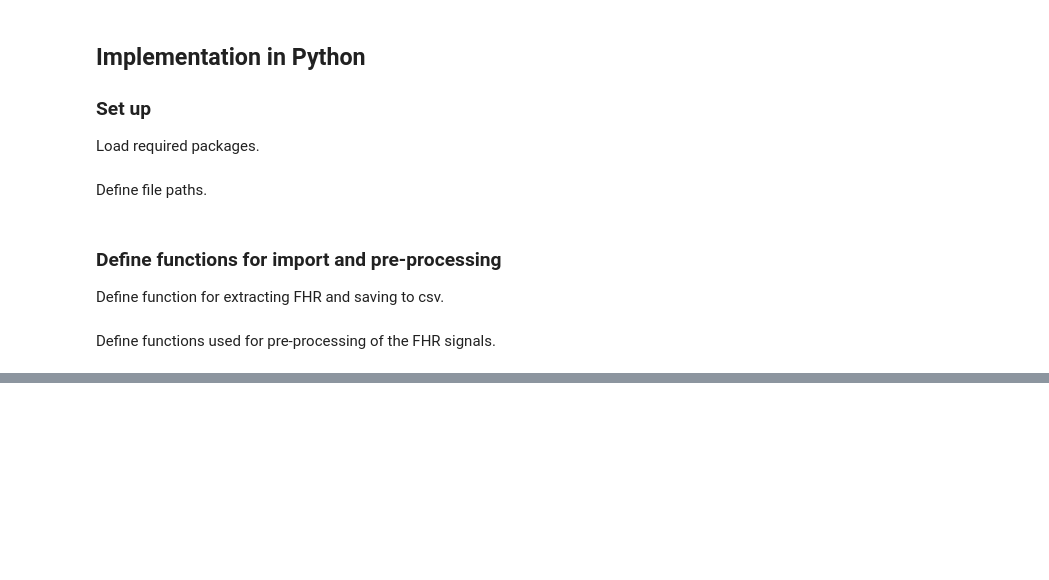
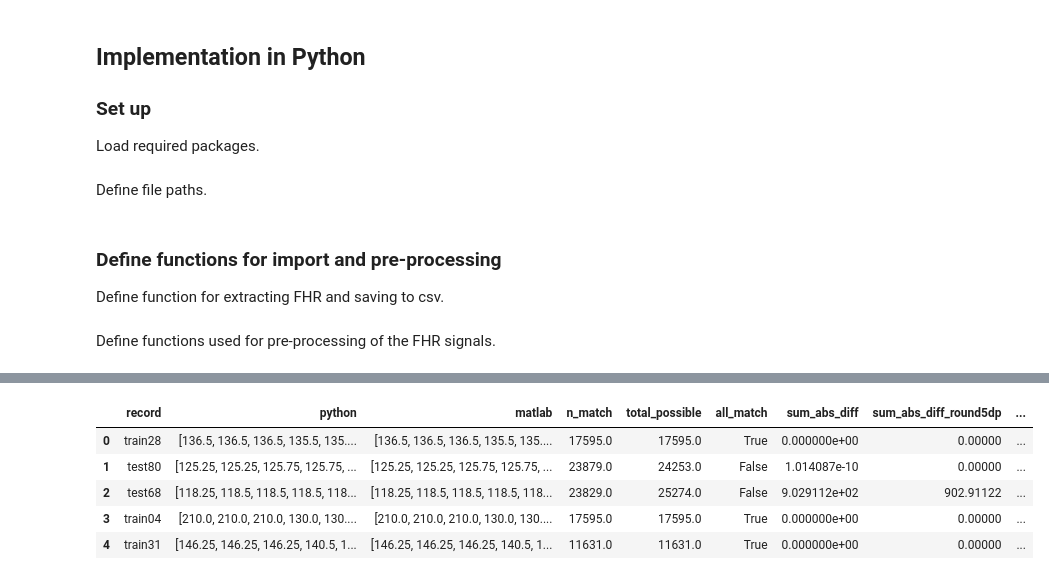
Before and after one commit to birth-outcomes/ctg_exploratory, a Jupyter notebook: 12_fhrma_create_csv.ipynb, the cells around one changed output, grey strips where cells are left out. Drawn from its saved outputs; the diff is of its cells as text; code cells hidden in the pictures; blank space fills up the shorter version.

```diff
--- a/12_fhrma_create_csv.ipynb
+++ b/12_fhrma_create_csv.ipynb
@@ -528,0 +490,32 @@ Name: count, dtype: int64
+# %%
+# Loop through each record, comparing the python and FHRMA results
+for index, row in compare_fhr.iterrows():
+
+    # Extract the two arrays
+    res_python = row['python']
+    res_matlab = row['matlab']
+
+    # Save number of matches, total possible matches, and every element matches
+    compare_fhr.loc[compare_fhr.index[index], 'n_match'] = (res_python==res_matlab).sum()
+    compare_fhr.loc[compare_fhr.index[index], 'total_possible'] = len(res_python)
+    compare_fhr.loc[compare_fhr.index[index], 'all_match'] = (res_python==res_matlab).all()
+
+    # Find element wise differences
+    diff = res_python - res_matlab
+    compare_fhr.loc[compare_fhr.index[index], 'sum_abs_diff'] = abs(diff).sum()
+
+# Add column with rounded sum_abs_diff
+compare_fhr['sum_abs_diff_round5dp'] = round(compare_fhr['sum_abs_diff'], 5)
+
+# Add column showing number of non-matching elements
+compare_fhr['n_different'] = compare_fhr['total_possible'] - compare_fhr['n_match']
+
+# Preview dataframe with the newly added columns
+compare_fhr.head()
+# %% [output]
+|  | record | python | matlab | n_match | total_possible | all_match | sum_abs_diff | sum_abs_diff_round5dp | ... |
+| 0 | train28 | [136.5, 136.5, 136.5, 135.5, 135.... | [136.5, 136.5, 136.5, 135.5, 135.... | 17595.0 | 17595.0 | True | 0.000000e+00 | 0.00000 | ... |
+| 1 | test80 | [125.25, 125.25, 125.75, 125.75, ... | [125.25, 125.25, 125.75, 125.75, ... | 23879.0 | 24253.0 | False | 1.014087e-10 | 0.00000 | ... |
+| 2 | test68 | [118.25, 118.5, 118.5, 118.5, 118... | [118.25, 118.5, 118.5, 118.5, 118... | 23829.0 | 25274.0 | False | 9.029112e+02 | 902.91122 | ... |
+| 3 | train04 | [210.0, 210.0, 210.0, 130.0, 130.... | [210.0, 210.0, 210.0, 130.0, 130.... | 17595.0 | 17595.0 | True | 0.000000e+00 | 0.00000 | ... |
+| 4 | train31 | [146.25, 146.25, 146.25, 140.5, 1... | [146.25, 146.25, 146.25, 140.5, 1... | 11631.0 | 11631.0 | True | 0.000000e+00 | 0.00000 | ... |
```
Also changed, not shown: parts of 45 cells of this notebook.
